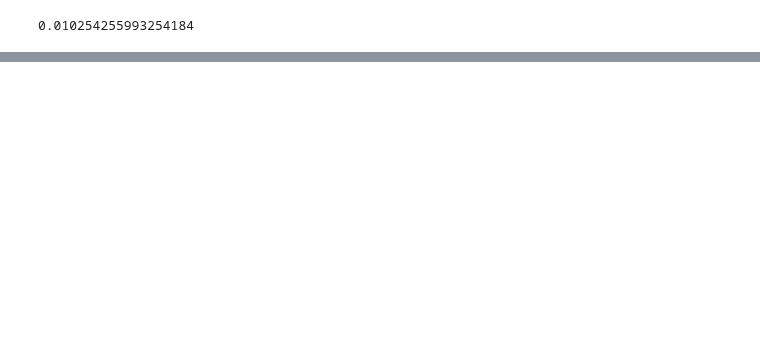
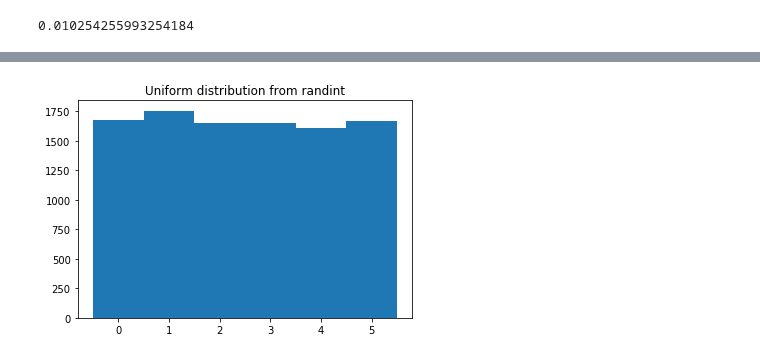
Before and after one commit to matteosan1/finance_course, a Jupyter notebook: lesson6/lecture_6.ipynb, the cells around one changed output, grey strips where cells are left out. Cells and saved outputs as stored; diff of their text form; code cells hidden in the pictures; blank space fills up the shorter version.

```diff
--- a/lesson6/lecture_6.ipynb
+++ b/lesson6/lecture_6.ipynb
@@ -207,0 +280,12 @@ Swaption NPV: 1839.214 EUR
+# %%
+
+numbers = []
+for _ in range(10000):
+  numbers.append(random.randint(0, 5))
+
+from matplotlib import pyplot as plt
+plt.hist(numbers, 6, range=[-0.5, 5.5])
+plt.title("Uniform distribution from randint")
+plt.show()
+# %% [output]
+[figure, added]
```
Also changed, not shown: parts of 45 cells of this notebook, 26 other files.
